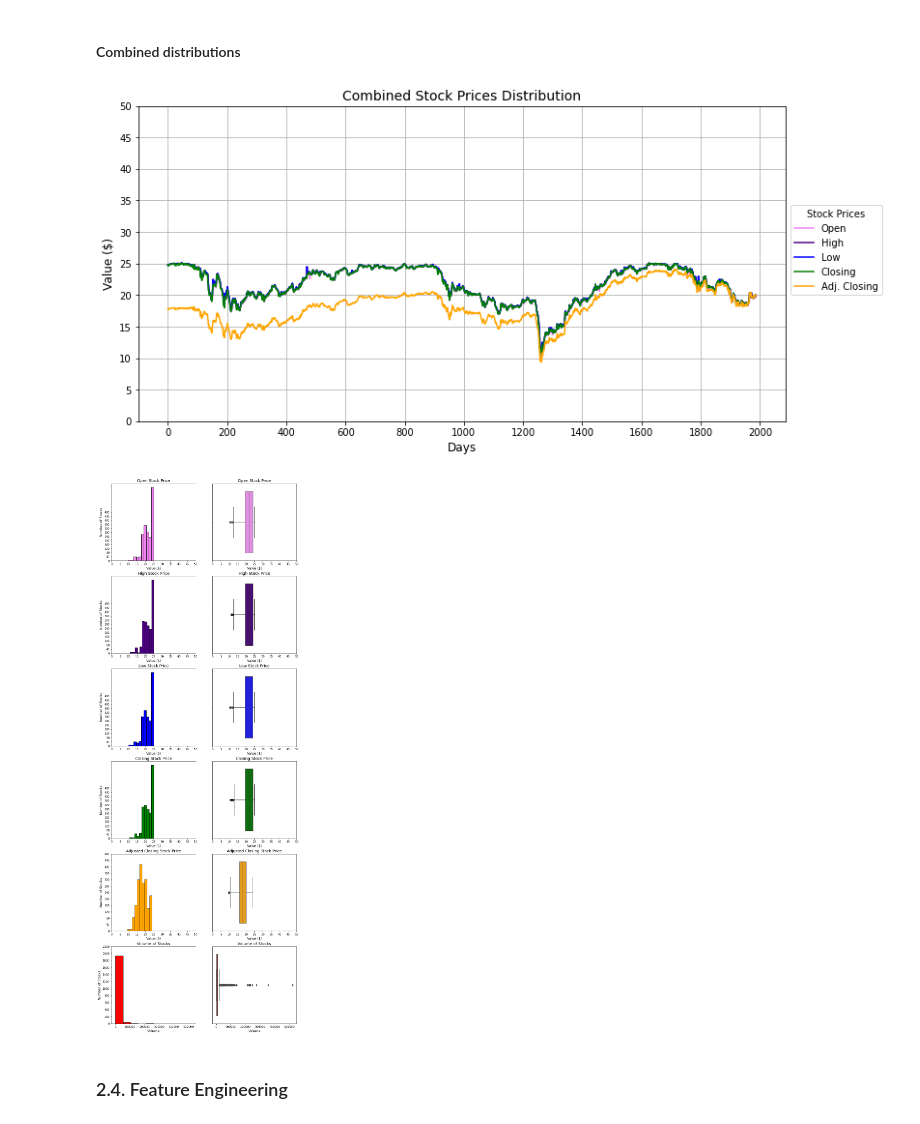
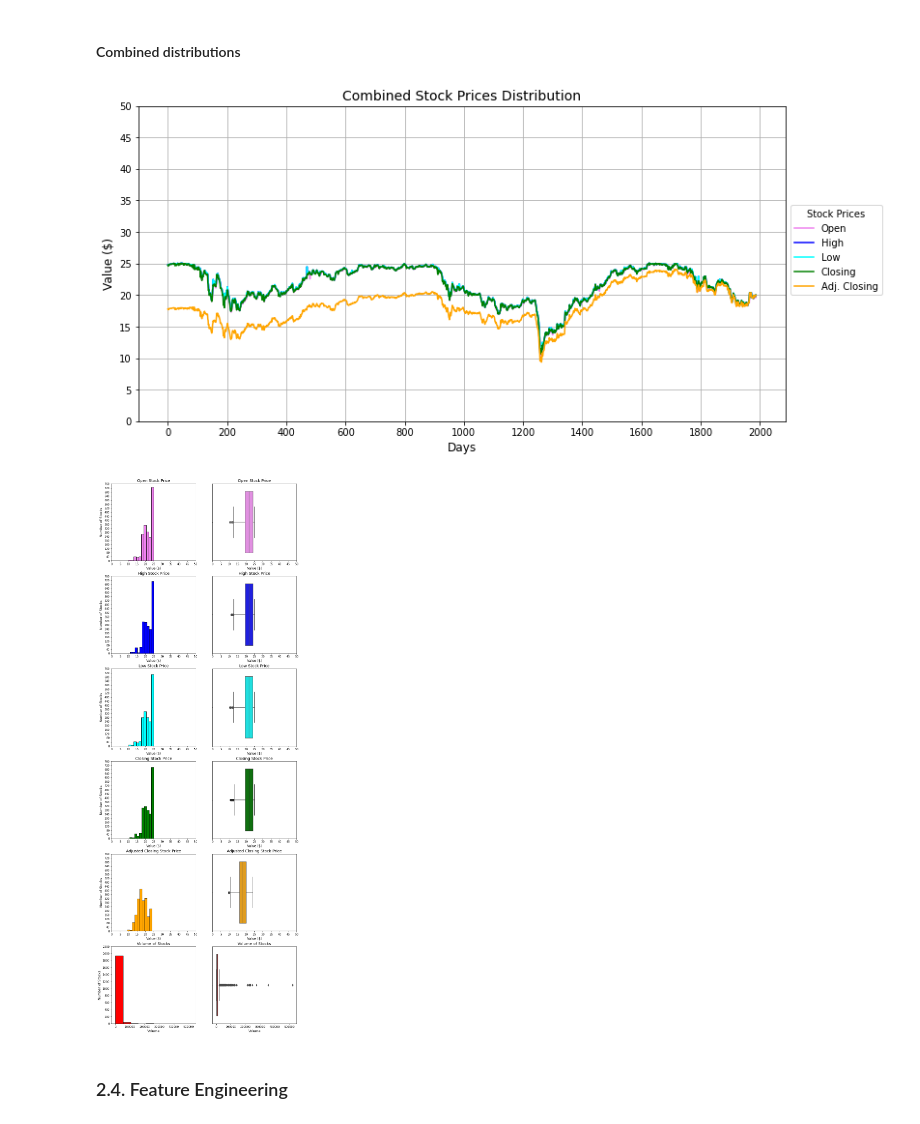
Before and after one commit to MarkLee7925/Bank-Stock-Prices-Prediction, a Jupyter notebook: Models/CIBC-StockPred-2023.ipynb, the cells around one changed output. Saved outputs shown, nothing was run; the diff lists cells and outputs as text; code cells hidden in the pictures.

Commit message:
Add files via upload
Updated stock price histogram Y-Axis ranges and colours.

```diff
--- a/Models/CIBC-StockPred-2023.ipynb
+++ b/Models/CIBC-StockPred-2023.ipynb
@@ -245,9 +245,9 @@ cibc_stock_prices_comb = plt.figure(figsize=(12,6))
 # Open Stock Price
 cibc_stock_prices_comb = plt.plot(df['Open'], color = 'violet', label = 'Open')
 # High Stock Price
-cibc_stock_prices_comb = plt.plot(df['High'], color = 'indigo', label = 'High')
+cibc_stock_prices_comb = plt.plot(df['High'], color = 'blue', label = 'High')
 # Low Stock Price
-cibc_stock_prices_comb = plt.plot(df['High'], color = 'blue', label = 'Low')
+cibc_stock_prices_comb = plt.plot(df['High'], color = 'cyan', label = 'Low')
 # Closing Stock Price
 cibc_stock_prices_comb = plt.plot(df['Close'], color = 'green', label = 'Closing')
 # Adjusted Closing Stock Price
@@ -267,7 +267,7 @@ plt.grid()
 # Show plot
 plt.show()
 # %% [output]
-[figure, old version]
+[figure, new version]
 # %%
 # Define figure
 cibc_comb_dist = plt.figure(figsize=(12, 36))
@@ -279,7 +279,7 @@ ax1 = cibc_comb_dist.add_subplot(6, 2, 1)
 ax1 = plt.hist(x=df['Open'], color='violet', edgecolor='black')
 # Adjust axes range(s)
 plt.xticks(np.arange(0, 55, 5))
-plt.yticks(np.arange(0, 520, 40))
+plt.yticks(np.arange(0, 800, 40))
 # Plot title and label(s)
 plt.xlabel('Value ($)', fontsize=12)
 plt.ylabel('Number of Stocks', fontsize=12)
@@ -298,10 +298,10 @@ plt.title('Open Stock Price', fontsize=14)
 
 # Histogram
 ax3 = cibc_comb_dist.add_subplot(6, 2, 3)
-ax3 = plt.hist(x=df['High'], color='indigo', edgecolor='black')
+ax3 = plt.hist(x=df['High'], color='blue', edgecolor='black')
 # Adjust axes range(s)
 plt.xticks(np.arange(0, 55, 5))
-plt.yticks(np.arange(0, 520, 40))
+plt.yticks(np.arange(0, 800, 40))
 # Plot title and label(s)
 plt.xlabel('Value ($)', fontsize=12)
 plt.ylabel('Number of Stocks', fontsize=12)
@@ -309,7 +309,7 @@ plt.title('High Stock Price', fontsize=14)
 
 # Box Plot
 ax4 = cibc_comb_dist.add_subplot(6, 2, 4)
-ax4 = sns.boxplot(x=df['High'], color='indigo')
+ax4 = sns.boxplot(x=df['High'], color='blue')
 # Adjust X-Axis range(s)
 plt.xticks(np.arange(0, 55, 5))
 # Plot title and label(s)
@@ -320,10 +320,10 @@ plt.title('High Stock Price', fontsize=14)
 
 # Histogram
 ax5 = cibc_comb_dist.add_subplot(6, 2, 5)
-ax5 = plt.hist(x=df['Low'], color='blue', edgecolor='black')
+ax5 = plt.hist(x=df['Low'], color='cyan', edgecolor='black')
 # Adjust axes range(s)
 plt.xticks(np.arange(0, 55, 5))
-plt.yticks(np.arange(0, 520, 40))
+plt.yticks(np.arange(0, 800, 40))
 # Plot title and label(s)
 plt.xlabel('Value ($)', fontsize=12)
 plt.ylabel('Number of Stocks', fontsize=12)
@@ -331,7 +331,7 @@ plt.title('Low Stock Price', fontsize=14)
 
 # Box Plot
 ax6 = cibc_comb_dist.add_subplot(6, 2, 6)
-ax6 = sns.boxplot(x=df['Low'], color='blue')
+ax6 = sns.boxplot(x=df['Low'], color='cyan')
 # Adjust X-Axis range(s)
 plt.xticks(np.arange(0, 55, 5))
 # Plot title and label(s)
@@ -345,7 +345,7 @@ ax7 = cibc_comb_dist.add_subplot(6, 2, 7)
 ax7 = plt.hist(x=df['Close'], color='green', edgecolor='black')
 # Adjust axes range(s)
 plt.xticks(np.arange(0, 55, 5))
-plt.yticks(np.arange(0, 520, 40))
+plt.yticks(np.arange(0, 800, 40))
 # Plot title and label(s)
 plt.xlabel('Value ($)', fontsize=12)
 plt.ylabel('Number of Stocks', fontsize=12)
@@ -367,7 +367,7 @@ ax9 = cibc_comb_dist.add_subplot(6, 2, 9)
 ax9 = plt.hist(x=df['Adj Close'], color='orange', edgecolor='black')
 # Adjust axes range(s)
 plt.xticks(np.arange(0, 55, 5))
-plt.yticks(np.arange(0, 520, 40))
+plt.yticks(np.arange(0, 800, 40))
 # Plot title and label(s)
 plt.xlabel('Value ($)', fontsize=12)
 plt.ylabel('Number of Stocks', fontsize=12)
@@ -380,34 +380,34 @@ ax10 = sns.boxplot(x=df['Adj Close'], color='orange')
 plt.xticks(np.arange(0, 55, 5))
 # Plot title and label(s)
 plt.xlabel('Value ($)', fontsize=12)
 plt.title('Adjusted Closing Stock Price', fontsize=14)
 
 # -- Volume of Stocks --
 
 # Histogram
 ax11 = cibc_comb_dist.add_subplot(6, 2, 11)
 ax11 = plt.hist(x=df['Volume'], color='red', edgecolor='black')
 # Adjust axes range(s)
 plt.xticks(np.arange(0, 600000, 100000))
 plt.yticks(np.arange(0, 2400, 200))
 # Plot title and label(s)
 plt.xlabel('Volume', fontsize=12)
 plt.ylabel('Number of Stocks', fontsize=12)
 plt.title('Volume of Stocks', fontsize=14)
 
 # Box Plot
 ax12 = cibc_comb_dist.add_subplot(6, 2, 12)
 ax12 = sns.boxplot(x=df['Volume'], color='red')
 # Adjust X-Axis range(s)
 plt.xticks(np.arange(0, 600000, 100000))
 # Plot title and label(s)
 plt.xlabel('Volume', fontsize=12)
 plt.title('Volume of Stocks', fontsize=14)
 
 # Show subplot
 plt.show()
 # %% [output]
-[figure, old version]
+[figure, new version]
 # %% [markdown]
 ### 2.4. Feature Engineering
 # %%
```
Also changed, not shown: parts of 5 cells of this notebook.
